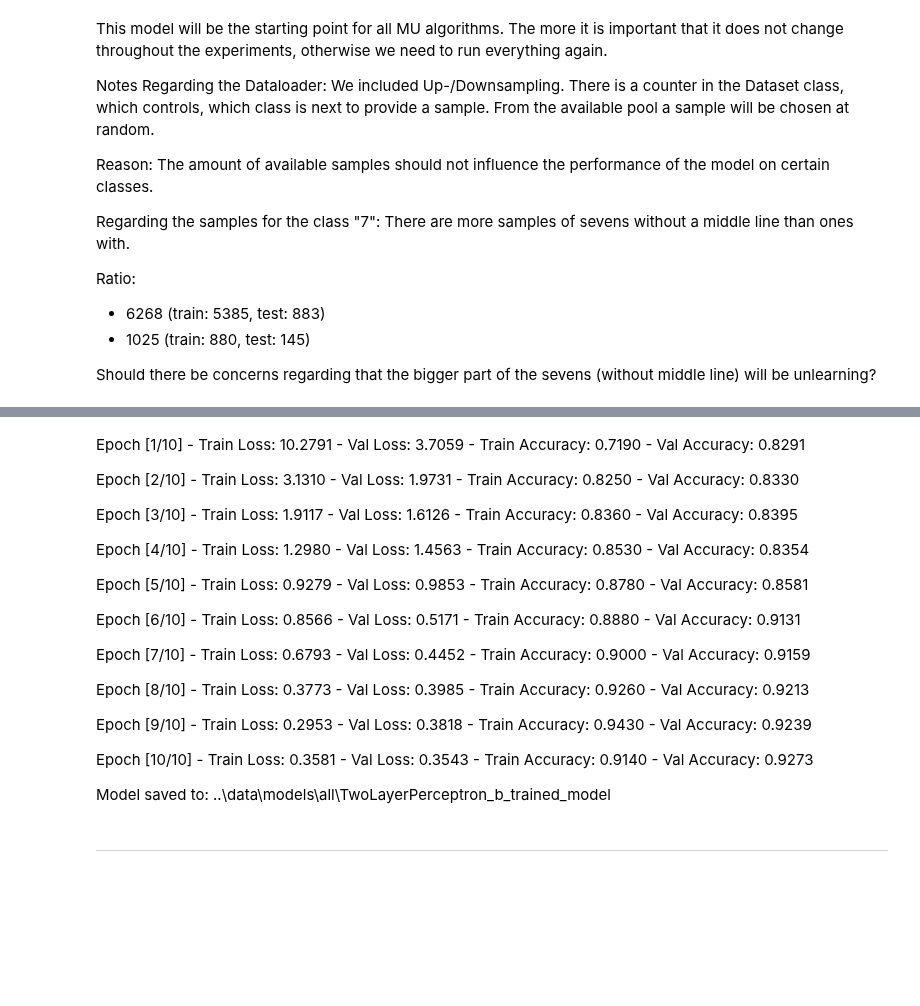
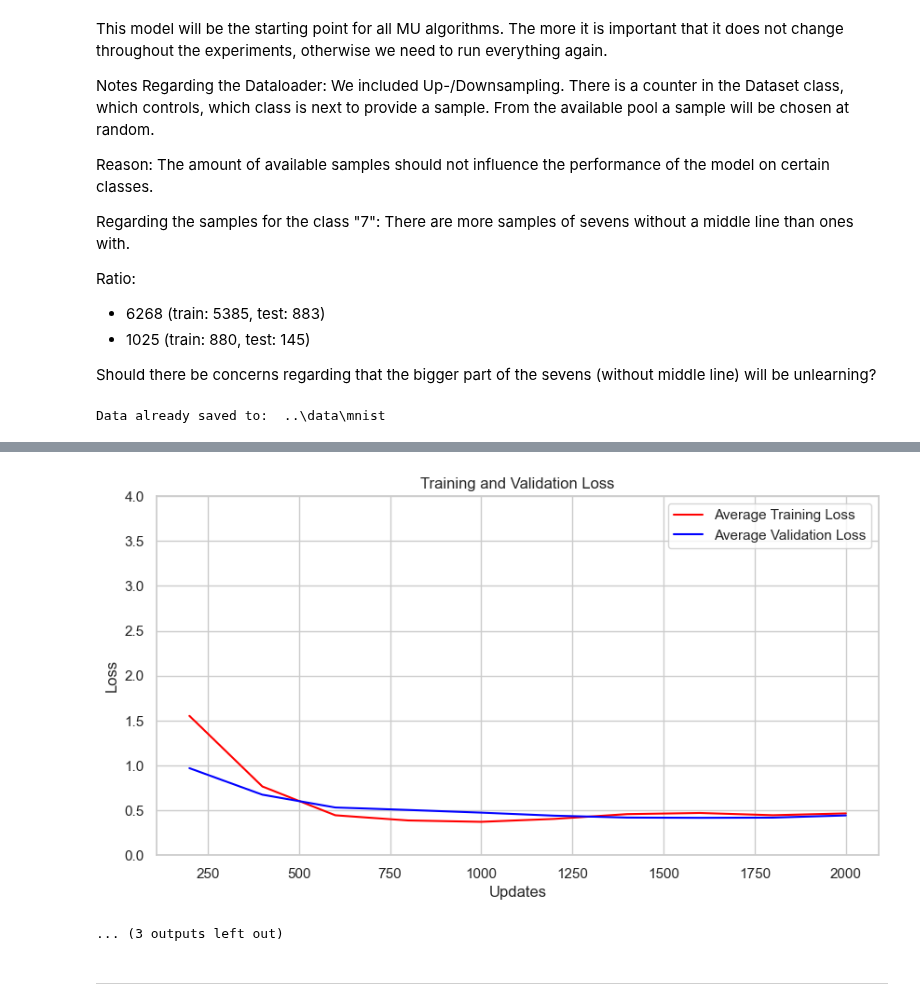
Before and after one commit to MoraiT01/study_on_unlearning, a Jupyter notebook: notebooks/network_compare.ipynb, the cells around one changed output, grey strips where cells are left out. Drawn from its saved outputs; the diff is of its cells as text; code cells hidden in the pictures; blank space fills up the shorter version.

Commit message:
Baseline, Training funktioniert; aber mutli train nu ned

```diff
--- a/notebooks/network_compare.ipynb
+++ b/notebooks/network_compare.ipynb
@@ -125,8 +111,10 @@ main(
     new_name="trained_showcase",
     model=None,
     sampling_mode="all",
-    balanced_sampling=True,
+    balanced=True,
     dataset_name=USED_DATASET,
     include_val=True,
     logs=True,
 )
+# %% [output]
+Data already saved to:  ..\data\mnist
@@ -133,2 +131,4 @@ main(
+[figure, added]
+... (3 outputs left out)
 # %%
 trained_ms = train_n_models(
@@ -136,28 +136,6 @@ trained_ms = train_n_models(
     dataset_name=USED_DATASET,
     logs=False,
 )
-# %% [markdown]
-Epoch [1/10] - Train Loss: 10.2791 - Val Loss: 3.7059 - Train Accuracy: 0.7190 - Val Accuracy: 0.8291
-
-Epoch [2/10] - Train Loss: 3.1310 - Val Loss: 1.9731 - Train Accuracy: 0.8250 - Val Accuracy: 0.8330
-
-Epoch [3/10] - Train Loss: 1.9117 - Val Loss: 1.6126 - Train Accuracy: 0.8360 - Val Accuracy: 0.8395
-
-Epoch [4/10] - Train Loss: 1.2980 - Val Loss: 1.4563 - Train Accuracy: 0.8530 - Val Accuracy: 0.8354
-
-Epoch [5/10] - Train Loss: 0.9279 - Val Loss: 0.9853 - Train Accuracy: 0.8780 - Val Accuracy: 0.8581
-
-Epoch [6/10] - Train Loss: 0.8566 - Val Loss: 0.5171 - Train Accuracy: 0.8880 - Val Accuracy: 0.9131
-
-Epoch [7/10] - Train Loss: 0.6793 - Val Loss: 0.4452 - Train Accuracy: 0.9000 - Val Accuracy: 0.9159
-
-Epoch [8/10] - Train Loss: 0.3773 - Val Loss: 0.3985 - Train Accuracy: 0.9260 - Val Accuracy: 0.9213
-
-Epoch [9/10] - Train Loss: 0.2953 - Val Loss: 0.3818 - Train Accuracy: 0.9430 - Val Accuracy: 0.9239
-
-Epoch [10/10] - Train Loss: 0.3581 - Val Loss: 0.3543 - Train Accuracy: 0.9140 - Val Accuracy: 0.9273
-
-Model saved to:  ..\data\models\all\TwoLayerPerceptron_b_trained_model
 # %%
 # TODO Muss von einem auf Mehrere geändert werden
 
```
Also changed, not shown: parts of 15 cells of this notebook, 4 other files.
